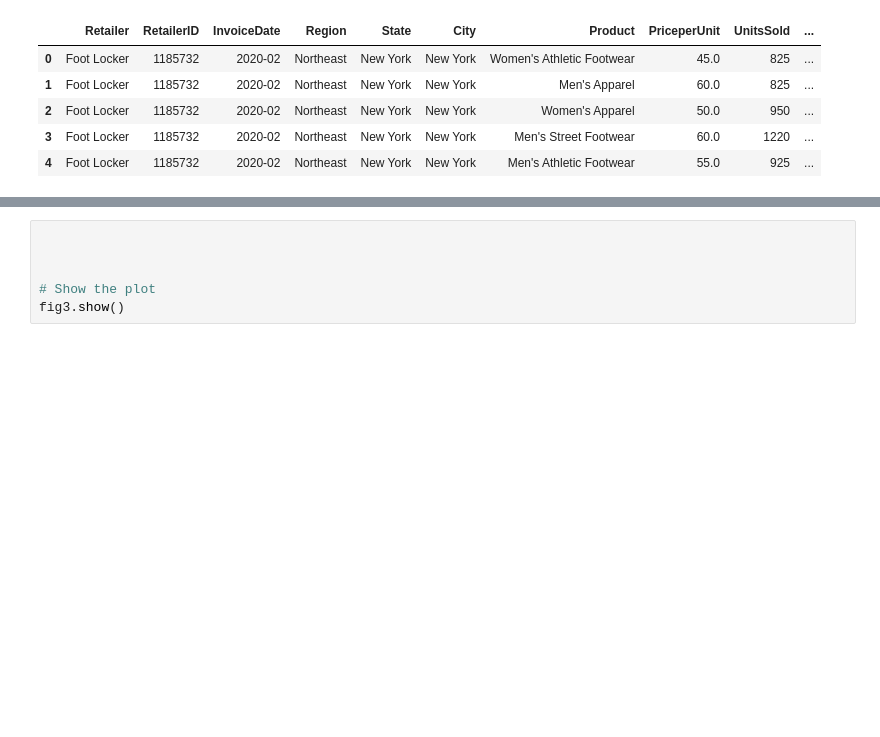
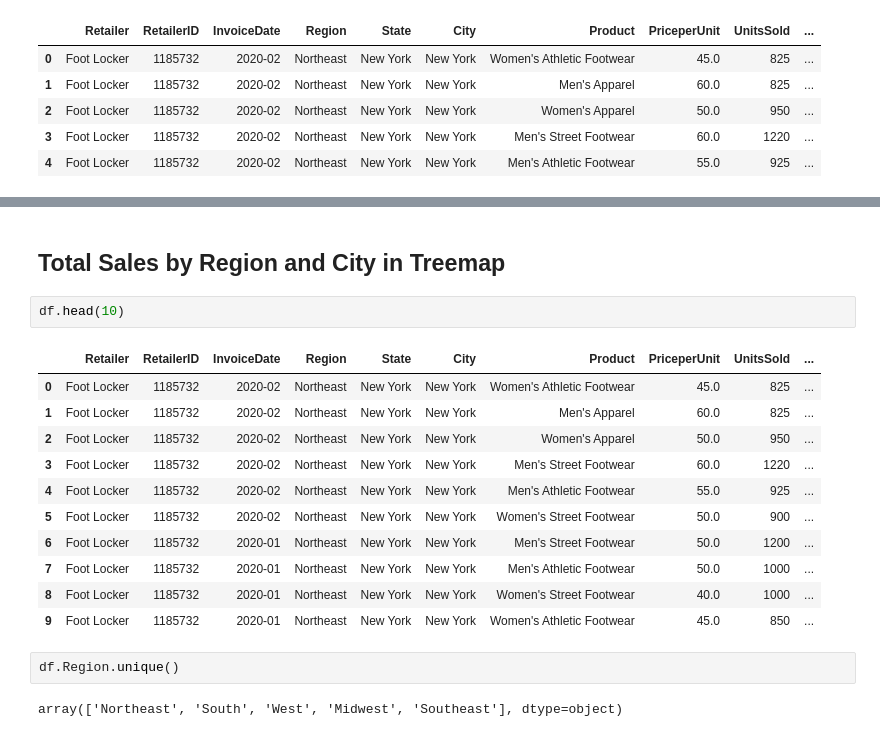
Before and after one commit to juto-shogan/adidas-Analysis, a Jupyter notebook: addidas.ipynb, the cells around one changed output, grey strips where cells are left out. Drawn from its saved outputs; the diff is of its cells as text; blank space fills up the shorter version.

```diff
--- a/addidas.ipynb
+++ b/addidas.ipynb
@@ -252,7 +241,21 @@ grand_df
 <Figure size 1100x1500 with 0 Axes>
-# %%
-
-
-
-# Show the plot
-fig3.show()
+# %% [markdown]
+## Total Sales by Region and City in Treemap
+# %%
+df.head(10)
+# %% [output]
+|  | Retailer | RetailerID | InvoiceDate | Region | State | City | Product | PriceperUnit | UnitsSold | ... |
+| 0 | Foot Locker | 1185732 | 2020-02 | Northeast | New York | New York | Women's Athletic Footwear | 45.0 | 825 | ... |
+| 1 | Foot Locker | 1185732 | 2020-02 | Northeast | New York | New York | Men's Apparel | 60.0 | 825 | ... |
+| 2 | Foot Locker | 1185732 | 2020-02 | Northeast | New York | New York | Women's Apparel | 50.0 | 950 | ... |
+| 3 | Foot Locker | 1185732 | 2020-02 | Northeast | New York | New York | Men's Street Footwear | 60.0 | 1220 | ... |
+| 4 | Foot Locker | 1185732 | 2020-02 | Northeast | New York | New York | Men's Athletic Footwear | 55.0 | 925 | ... |
+| 5 | Foot Locker | 1185732 | 2020-02 | Northeast | New York | New York | Women's Street Footwear | 50.0 | 900 | ... |
+| 6 | Foot Locker | 1185732 | 2020-01 | Northeast | New York | New York | Men's Street Footwear | 50.0 | 1200 | ... |
+| 7 | Foot Locker | 1185732 | 2020-01 | Northeast | New York | New York | Men's Athletic Footwear | 50.0 | 1000 | ... |
+| 8 | Foot Locker | 1185732 | 2020-01 | Northeast | New York | New York | Women's Street Footwear | 40.0 | 1000 | ... |
+| 9 | Foot Locker | 1185732 | 2020-01 | Northeast | New York | New York | Women's Athletic Footwear | 45.0 | 850 | ... |
+# %%
+df.Region.unique()
+# %% [output]
+array(['Northeast', 'South', 'West', 'Midwest', 'Southeast'], dtype=object)
```
Also changed, not shown: parts of 2 cells of this notebook.
